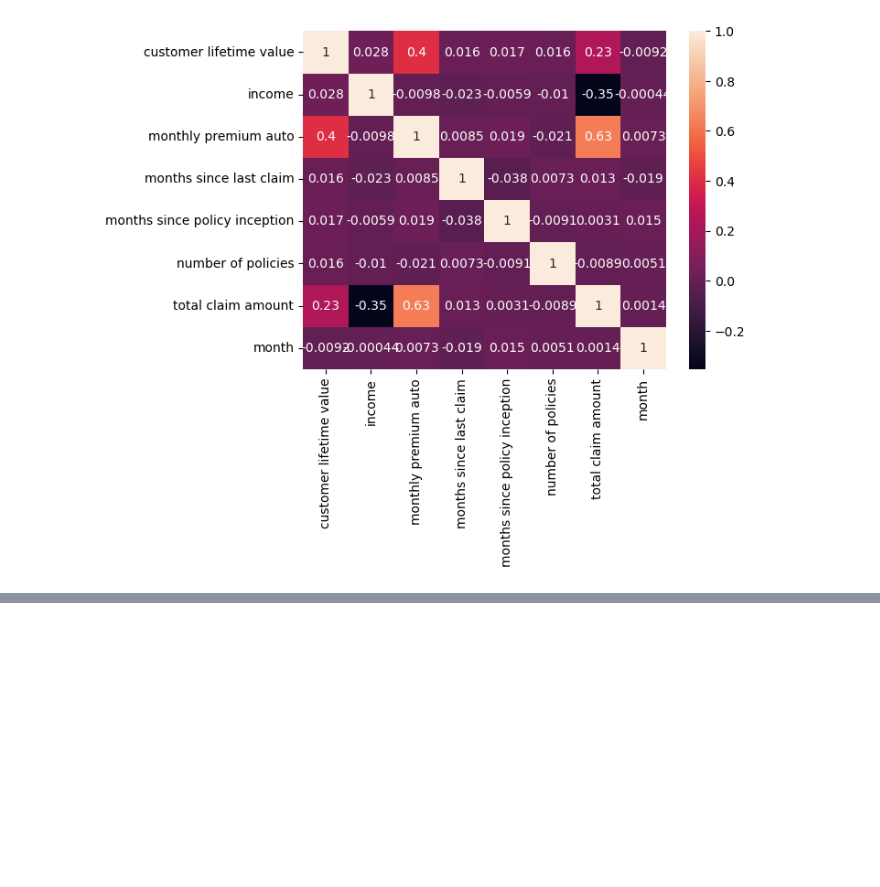
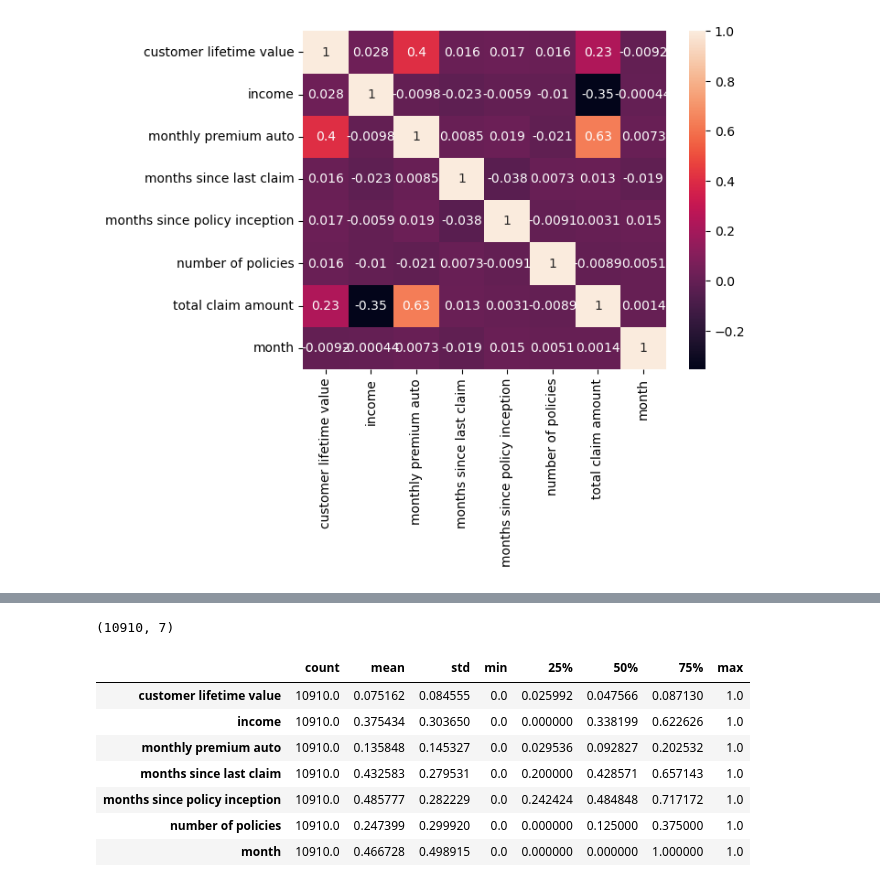
Before and after one commit to Adyto23/lab-customer-analysis-round-2, a Jupyter notebook: files_for_lab/csv_files/round2 .ipynb, the cells around one changed output, grey strips where cells are left out. Drawn from its saved outputs; the diff is of its cells as text; code cells hidden in the pictures; blank space fills up the shorter version.

```diff
--- a/files_for_lab/csv_files/round2 .ipynb
+++ b/files_for_lab/csv_files/round2 .ipynb
@@ -628,0 +575,29 @@ normalized_df
+# %%
+from sklearn.preprocessing import MinMaxScaler # do not use the function Normalise() - it does something entirely different
+from sklearn.preprocessing import StandardScaler
+
+y = numericdf['total claim amount']
+X = numericdf.drop(['total claim amount'], axis=1)
+# %%
+X_num = X.select_dtypes(include = np.number)
+X_cat = X.select_dtypes(include = object)
+# %%
+# Normalizing data: make data range from 0 - 1, instead of from min to max
+transformer = MinMaxScaler().fit(X_num)
+x_normalized = transformer.transform(X_num)
+print(x_normalized.shape)
+x_normalized
+x_normalized=pd.DataFrame(x_normalized, columns=X_num.columns)
+# %% [output]
+(10910, 7)
+# %%
+x_normalized.describe().T
+# %% [output]
+|  | count | mean | std | min | 25% | 50% | 75% | max |
+| customer lifetime value | 10910.0 | 0.075162 | 0.084555 | 0.0 | 0.025992 | 0.047566 | 0.087130 | 1.0 |
+| income | 10910.0 | 0.375434 | 0.303650 | 0.0 | 0.000000 | 0.338199 | 0.622626 | 1.0 |
+| monthly premium auto | 10910.0 | 0.135848 | 0.145327 | 0.0 | 0.029536 | 0.092827 | 0.202532 | 1.0 |
+| months since last claim | 10910.0 | 0.432583 | 0.279531 | 0.0 | 0.200000 | 0.428571 | 0.657143 | 1.0 |
+| months since policy inception | 10910.0 | 0.485777 | 0.282229 | 0.0 | 0.242424 | 0.484848 | 0.717172 | 1.0 |
+| number of policies | 10910.0 | 0.247399 | 0.299920 | 0.0 | 0.000000 | 0.125000 | 0.375000 | 1.0 |
+| month | 10910.0 | 0.466728 | 0.498915 | 0.0 | 0.000000 | 0.000000 | 1.000000 | 1.0 |
```
Also changed, not shown: parts of 17 cells of this notebook.
